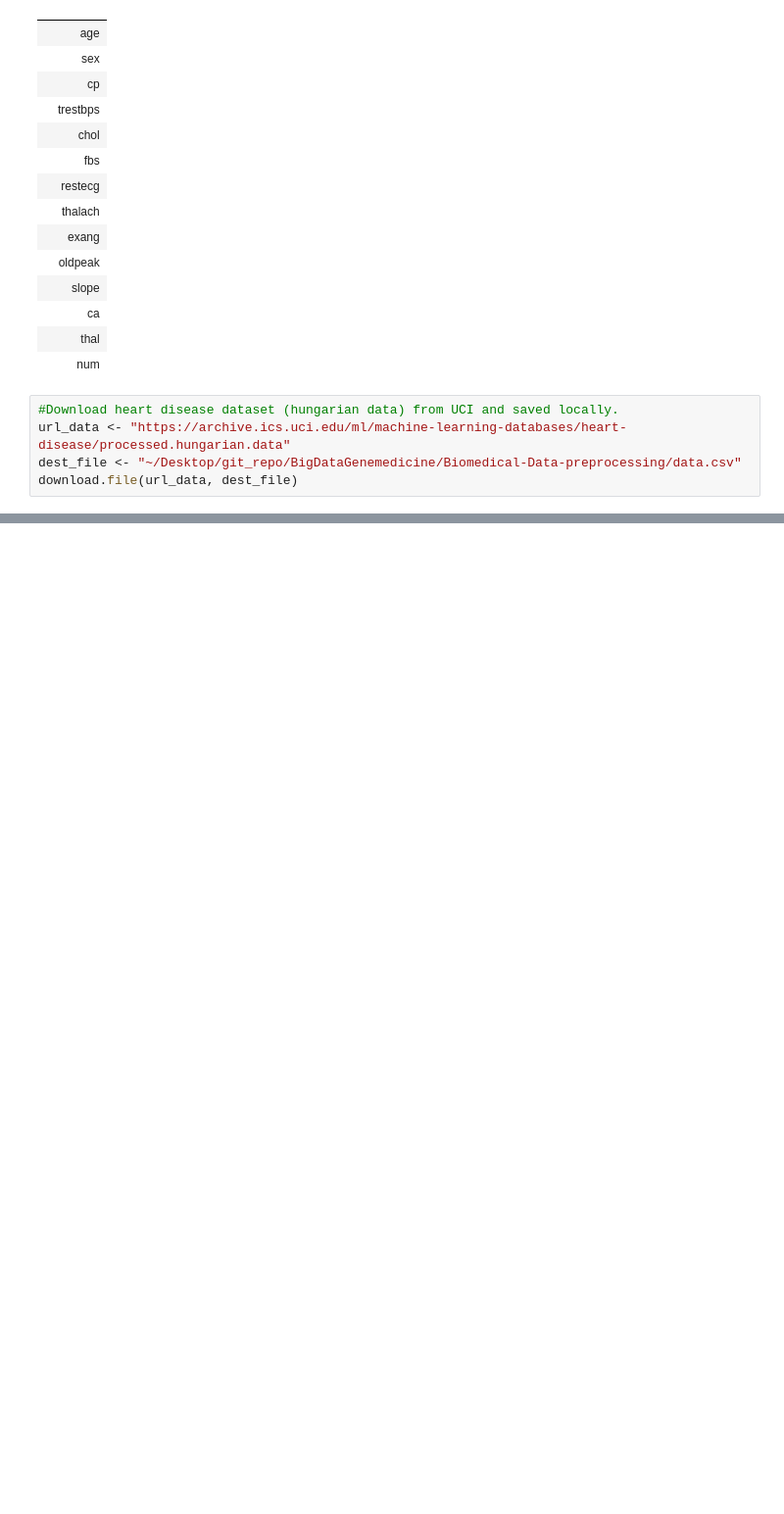
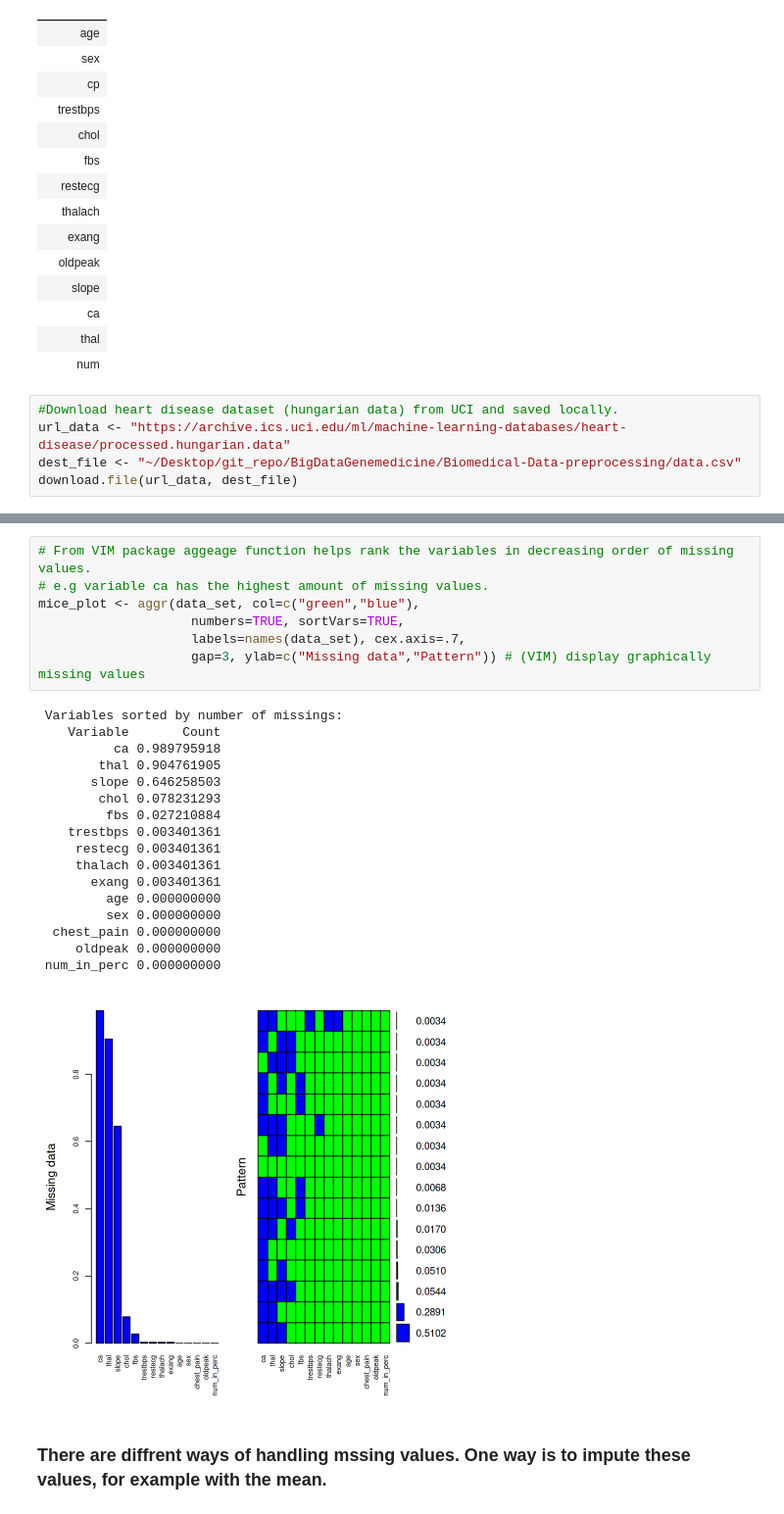
Before and after one commit to Luq16/Biomedical-Data-preprocessing, a Jupyter notebook: notebook.ipynb, the cells around one changed output, grey strips where cells are left out. Shown at 98% size. Cells and saved outputs as stored; diff of their text form; blank space fills up the shorter version.

```diff
--- a/notebook.ipynb
+++ b/notebook.ipynb
@@ -142,0 +204,27 @@ summary(data_set) # descriptive statistics
+# %%
+# From VIM package aggeage function helps rank the variables in decreasing order of missing values.
+# e.g variable ca has the highest amount of missing values.
+mice_plot <- aggr(data_set, col=c("green","blue"),
+                    numbers=TRUE, sortVars=TRUE,
+                    labels=names(data_set), cex.axis=.7,
+                    gap=3, ylab=c("Missing data","Pattern")) # (VIM) display graphically missing values
+# %% [output]
+ Variables sorted by number of missings:
+    Variable       Count
+          ca 0.989795918
+        thal 0.904761905
+       slope 0.646258503
+        chol 0.078231293
+         fbs 0.027210884
+    trestbps 0.003401361
+     restecg 0.003401361
+     thalach 0.003401361
+       exang 0.003401361
+         age 0.000000000
+         sex 0.000000000
+  chest_pain 0.000000000
+     oldpeak 0.000000000
+ num_in_perc 0.000000000
+[figure, added]
+# %% [markdown]
+### There are diffrent ways of handling mssing values. One way is to impute these values, for example with the mean.
```
Also changed, not shown: parts of 11 cells of this notebook.
